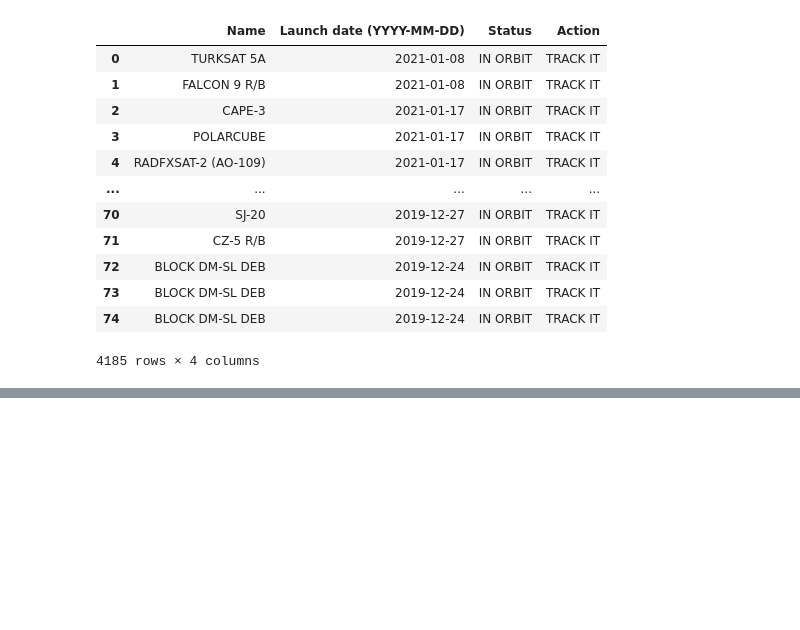
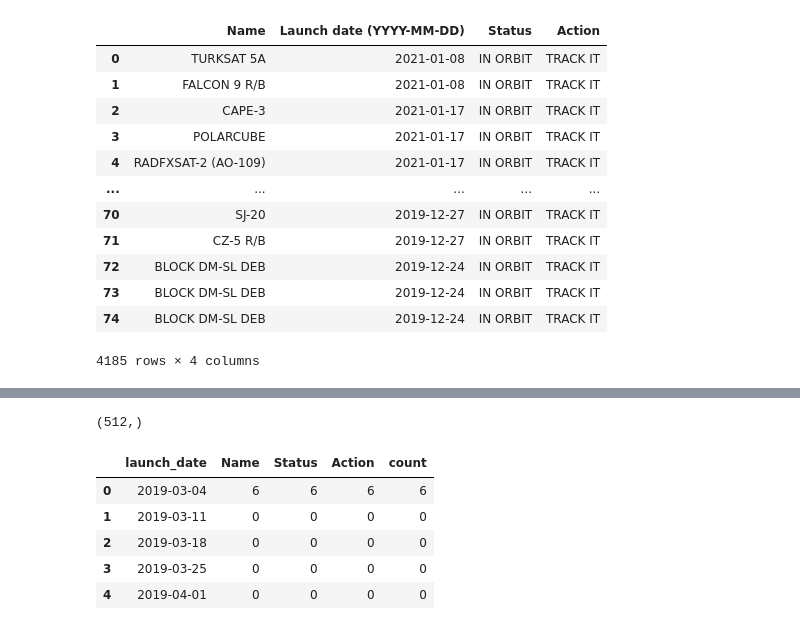
Before and after one commit to matzhaugen/mortality, a Jupyter notebook: notebooks/satellites.ipynb, the cells around one changed output, grey strips where cells are left out. Saved outputs shown, nothing was run; the diff lists cells and outputs as text; code cells hidden in the pictures; blank space fills up the shorter version.

```diff
--- a/notebooks/satellites.ipynb
+++ b/notebooks/satellites.ipynb
@@ -75,0 +103,3 @@ df
+# %%
+df = pd.read_csv("../data/satellite_data.csv").iloc[:, 1:]
+df.head()
@@ -75,0 +135,15 @@ df
+# %%
+df.Name.unique().shape
+# %% [output]
+(512,)
+# %%
+weekly = df.groupby([pd.Grouper(key='launch_date', freq='W-MON')]).count().reset_index()
+weekly["count"] = weekly["Name"]
+weekly.head()
+# %% [output]
+|  | launch_date | Name | Status | Action | count |
+| 0 | 2019-03-04 | 6 | 6 | 6 | 6 |
+| 1 | 2019-03-11 | 0 | 0 | 0 | 0 |
+| 2 | 2019-03-18 | 0 | 0 | 0 | 0 |
+| 3 | 2019-03-25 | 0 | 0 | 0 | 0 |
+| 4 | 2019-04-01 | 0 | 0 | 0 | 0 |
```
Also changed, not shown: parts of 7 cells of this notebook.
